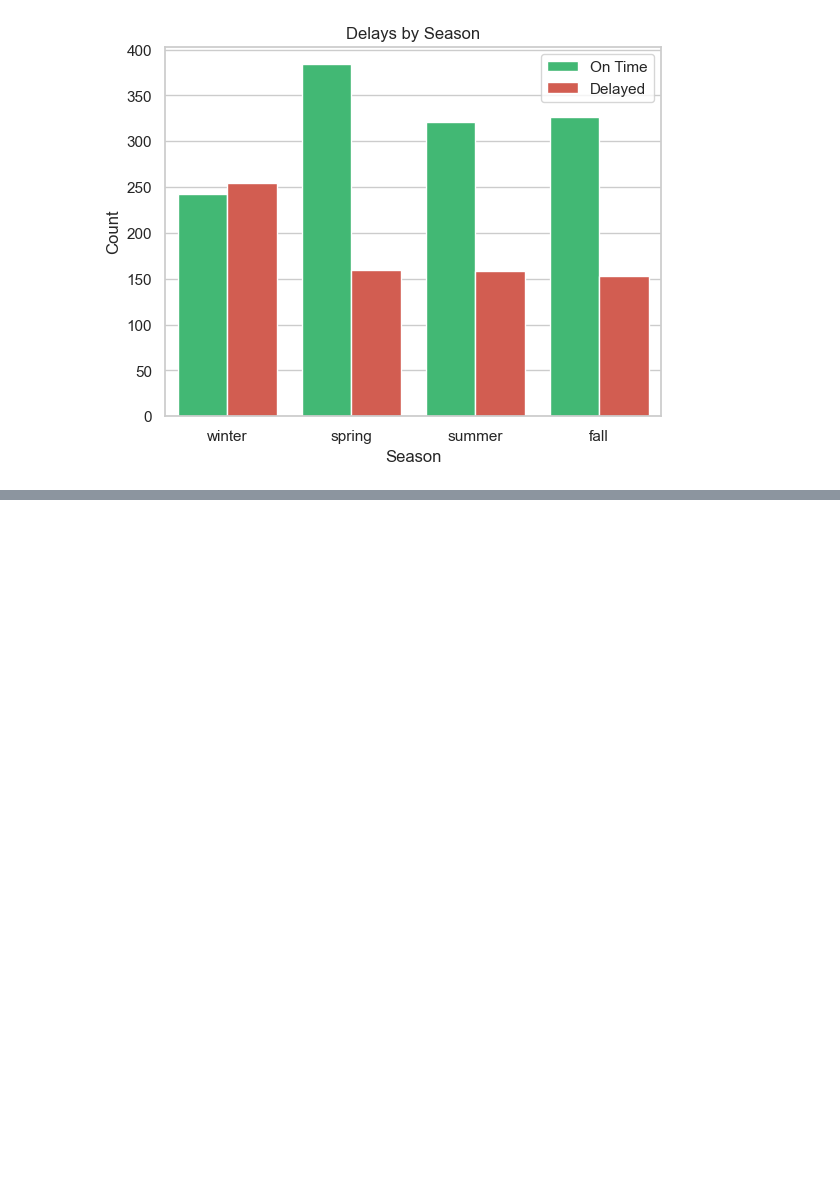
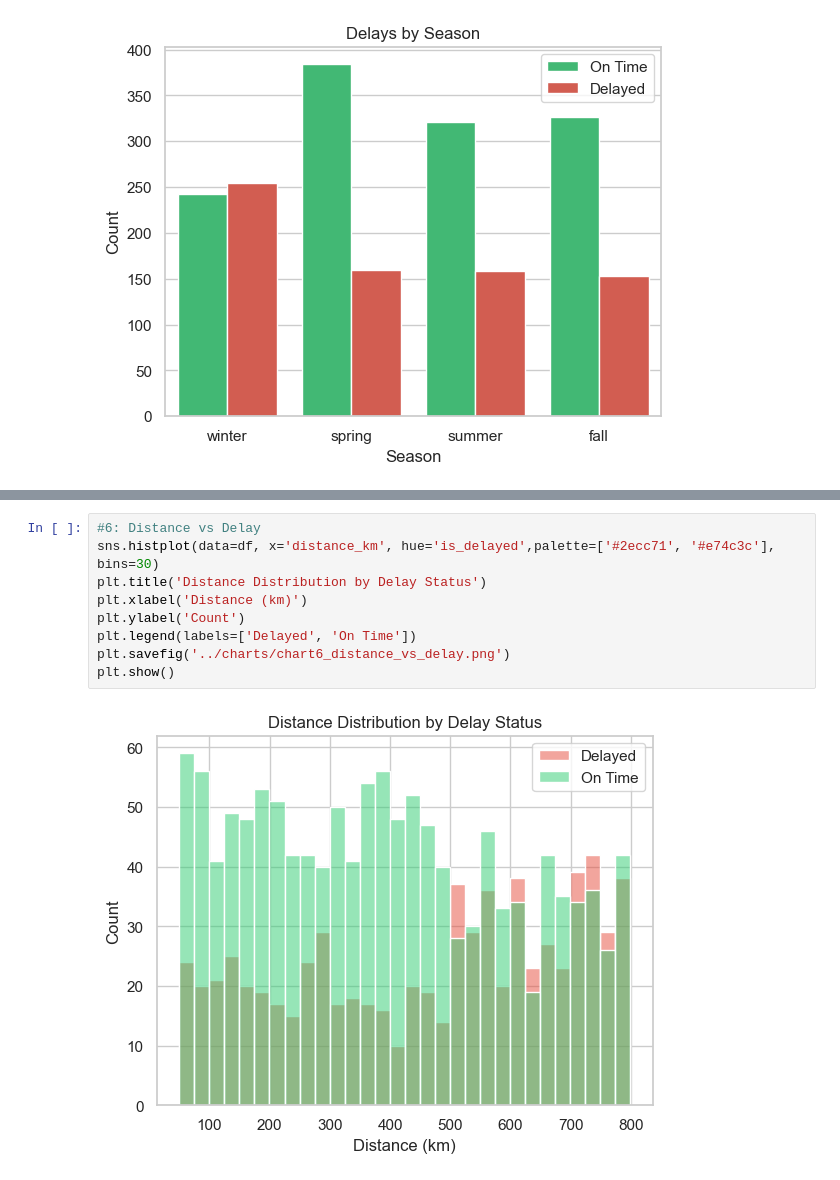
Before and after one commit to Sj011106/jdi-delivery-delay-predictor, a Jupyter notebook: notebooks/02_eda.ipynb, the cells around one changed output, grey strips where cells are left out. Cells and saved outputs as stored; diff of their text form; blank space fills up the shorter version.

```diff
--- a/notebooks/02_eda.ipynb
+++ b/notebooks/02_eda.ipynb
@@ -109,0 +130,11 @@ plt.show()
+# %%
+#6: Distance vs Delay
+sns.histplot(data=df, x='distance_km', hue='is_delayed',palette=['#2ecc71', '#e74c3c'], bins=30)
+plt.title('Distance Distribution by Delay Status')
+plt.xlabel('Distance (km)')
+plt.ylabel('Count')
+plt.legend(labels=['Delayed', 'On Time'])
+plt.savefig('../charts/chart6_distance_vs_delay.png')
+plt.show()
+# %% [output]
+[figure, added]
```
Also changed, not shown: parts of 2 cells of this notebook, 3 other files.
